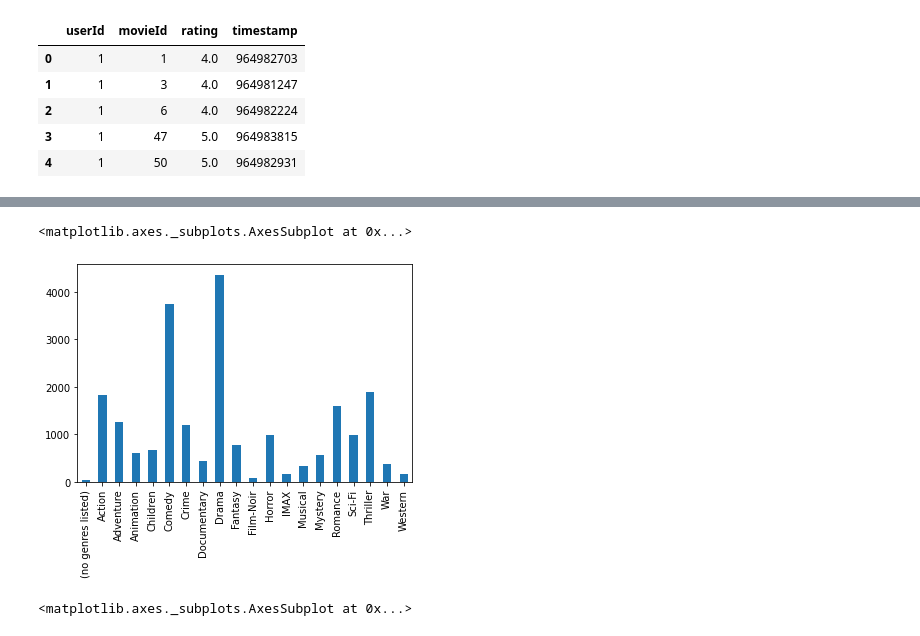
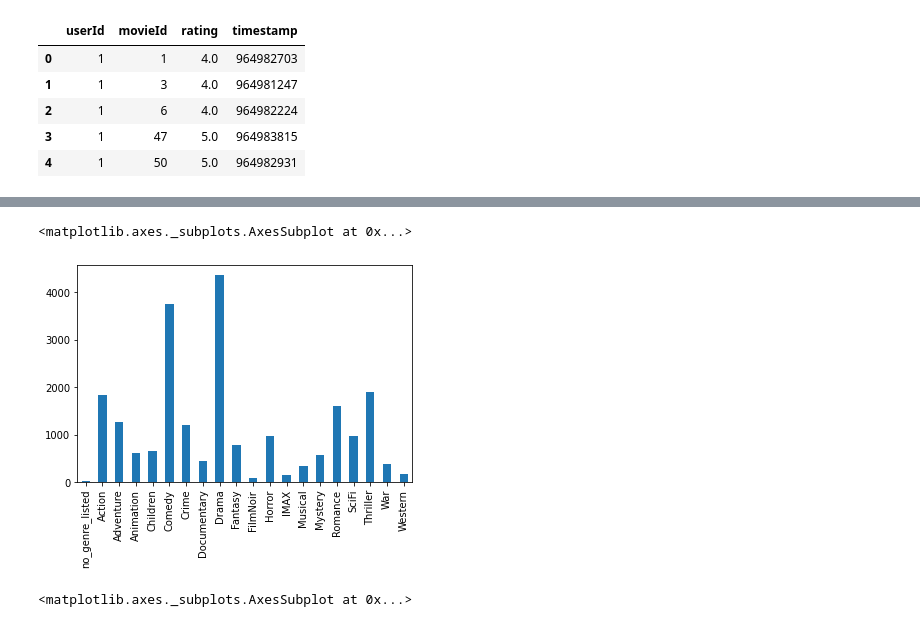
Before and after one commit to mitkrieg/movie-recommender, a Jupyter notebook: index.ipynb, the cells around one changed output, grey strips where cells are left out. Cells and saved outputs as stored; diff of their text form; code cells hidden in the pictures.

```diff
--- a/index.ipynb
+++ b/index.ipynb
@@ -46,4 +46,11 @@ ratings.head()
 | 2 | 1 | 6 | 4.0 | 964982224 |
 | 3 | 1 | 47 | 5.0 | 964983815 |
 | 4 | 1 | 50 | 5.0 | 964982931 |
+# %%
+#extract year from movie title
+movies['year'] = movies.title.str.extract(r'\((\d{4})\)')
+movies.year = np.where(movies.year.isnull() == True,1899,movies.year).astype(int)
+# %%
+#get average rating and total number of ratings for each movie
+movies = movies.join(ratings.groupby('movieId').rating.describe()[['count','mean']],on='movieId')
 # %%
@@ -66,11 +60,16 @@ movies.head(10)
+# %%
+#rename cols for ease of use
+movies.rename(columns={'count':'num_ratings','mean':'avg_rating',
+                       '(no genres listed)':'no_genre_listed','Film-Noir':'FilmNoir',
+                       'Sci-Fi':'SciFi'},inplace=True)
 # %%
 #distribution of grenres, high imbalance, will be much easier to guess drama, comedy, because of size, but also
 # may not be specific enough to make quality reccomendations
 # but if genre is small and rated highly easy to reccomend other movies in that genre
-movies.loc[:,'(no genres listed)':].sum().plot(kind = 'bar')
+movies.loc[:,'no_genre_listed':].sum().plot(kind = 'bar')
 # %% [output]
 <matplotlib.axes._subplots.AxesSubplot at 0x...>
-[figure, old version]
+[figure, new version]
 # %%
 #most people rate >3.0 meaning that people tend to not give negative reviews, <2.5
 #could be a type of move to really avoid
```
Also changed, not shown: parts of 15 cells of this notebook.
